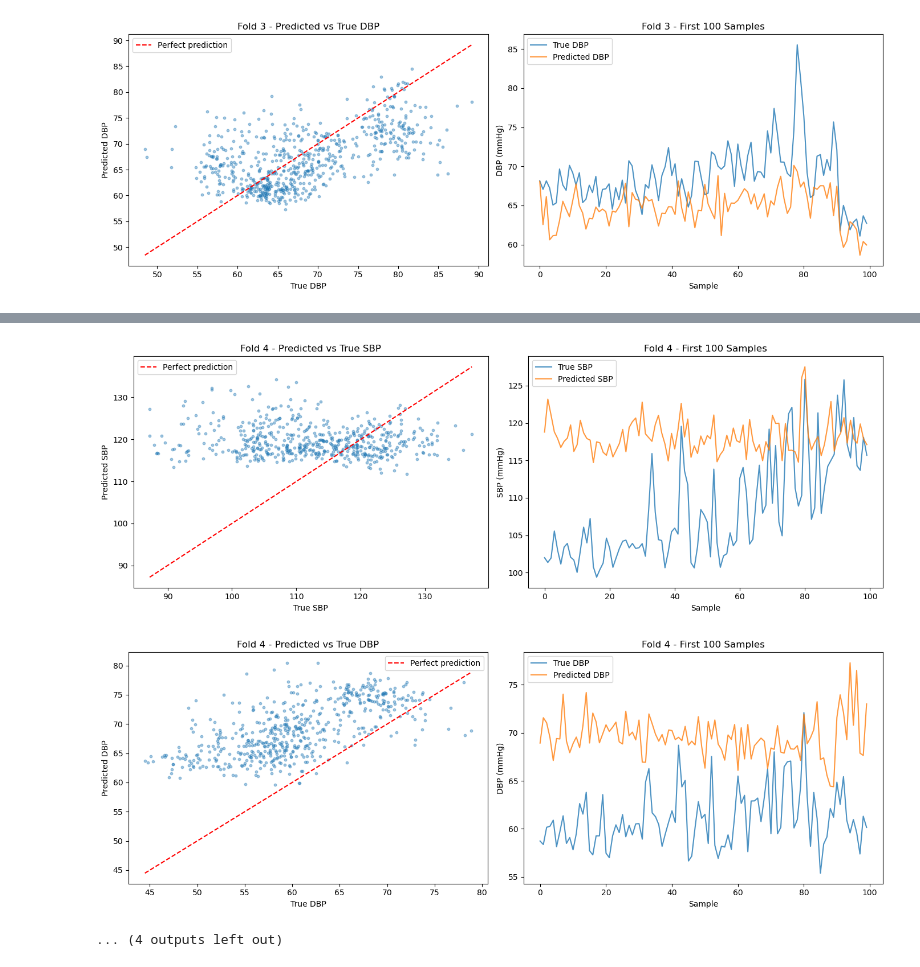
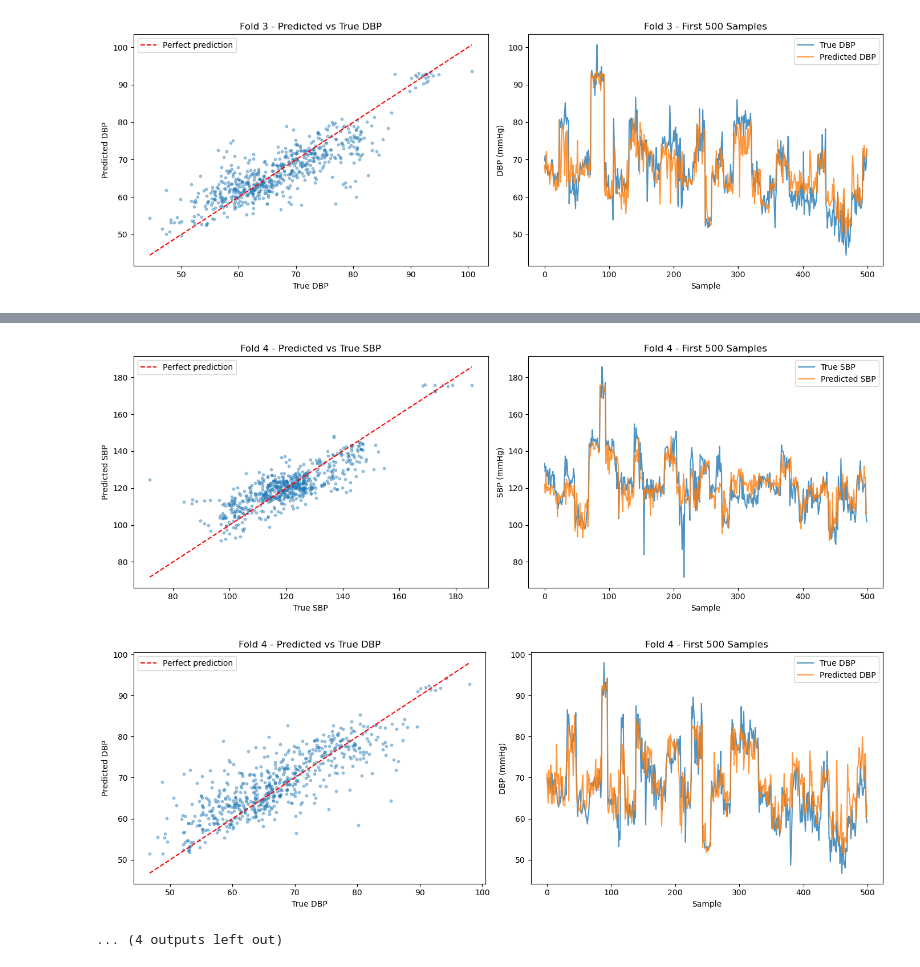
Before and after one commit to Mzlm51/BachelorThesis, a Jupyter notebook: prototypeSNN.ipynb, the cells around one changed output, grey strips where cells are left out. Saved outputs shown, nothing was run; the diff lists cells and outputs as text; code cells hidden in the pictures.

Commit message:
added stratified sampling to folds

```diff
--- a/prototypeSNN.ipynb
+++ b/prototypeSNN.ipynb
@@ -149,6 +188,25 @@ def get_closest_index(value, preferred_values):
 # %%
 def load_data(fold_num):
     return pd.read_csv(f"bcg_dataset/feat_fold_{fold_num}.csv")
+
+'''
+When using the predefined folds of the BCG dataset, the model kept on performing better for fold 3 and very bad for fold 1, so after
+analysing the folds, ...
+'''
+def make_stratified_folds(num_folds=5, q_bins=5, random_state=42):
+    all_data = pd.concat(
+        [load_data(i) for i in range(num_folds)]
+    ).reset_index(drop=True)
+    sbp_col = all_data.columns[2]
+    strat_bins = pd.qcut(all_data[sbp_col], q=q_bins, labels=False, duplicates='drop')
+    skf = StratifiedKFold(n_splits=num_folds, shuffle=True, random_state=random_state)
+    fold_indices = list(skf.split(all_data, strat_bins))
+    print("── Stratified BP Distribution Per Fold ──")
+    for i, (_, test_idx) in enumerate(fold_indices):
+        test_sbp = all_data.iloc[test_idx][sbp_col]
+        print(f"  Fold {i}: SBP mean={test_sbp.mean():.1f}  std={test_sbp.std():.1f}  "
+              f"range=[{test_sbp.min():.0f}, {test_sbp.max():.0f}]  n={len(test_idx)}")
+    return all_data, fold_indices
 # %%
 device = torch.device("cuda") if torch.cuda.is_available() else torch.device("cpu")
 most_important_features = ["TdiaToEnd","T_a_norm","S4_norm","TSystoDiaRise", "ppg_histogram_down_2","S4","ppg4_histogram_down_5","T_e_norm","ppg3_histogram_down_8","usdc_2"]
@@ -163,9 +221,8 @@ with open("results_RF_importances/rf_results.pkl", "rb") as f:
 top_features_SBP = [f for (f, _) in ranking["sbp_ranking_pearson"][:27]]
 top_features_DBP = [f for (f, _) in ranking["dbp_ranking_pearson"][:27]]
 
-
 batch_size = 32
-num_epochs = 5
+num_epochs = 20
 num_inputs = 27
 num_hidden = 128
 num_hidden2 = 64
@@ -177,7 +234,7 @@ useStratifiedSampling = False
 num_bins = 10
 max_per_bin = 300
 
-beta_val = 0.7
+beta_val = 0.95
 num_folds = 5
 eps = 1e-8
 
@@ -187,6 +244,8 @@ preferred_values_dbp = torch.linspace(45, 101, 100).to(device)
 results = {}
 # ENCODING_METHODS = ['spikegen', 'uniform', 'beta']
 ENCODING_METHODS = ['spikegen']
+
+all_data, fold_indices = make_stratified_folds(num_folds=num_folds)
 
 for encoding_method in ENCODING_METHODS:
     print(f"\n{'='*60}")
@@ -204,6 +263,7 @@ for encoding_method in ENCODING_METHODS:
     fold_maes_sbp = []  # To collect per-fold MAE
     fold_maes_dbp = []
 
+
     for fold in range(num_folds):
         print(f"\nFold {fold + 1}/{num_folds}")
 
@@ -212,16 +272,22 @@ for encoding_method in ENCODING_METHODS:
         all_predictions_dbp = []
         all_true_dbp = []
 
-        net_sbp = Net(num_inputs, num_hidden, num_hidden2, num_outputs, beta_val, encoding_method).to(device)
-        net_dbp = Net(num_inputs, num_hidden, num_hidden2, num_outputs, beta_val, encoding_method).to(device)
+        #net_sbp = Net(num_inputs, num_hidden, num_hidden2, num_outputs, beta_val, encoding_method).to(device)
+        #net_dbp = Net(num_inputs, num_hidden, num_hidden2, num_outputs, beta_val, encoding_method).to(device)
+        net_sbp = Net(num_inputs, num_hidden, num_hidden2, num_outputs, beta_val, num_steps=100).to(device)
+        net_dbp = Net(num_inputs, num_hidden, num_hidden2, num_outputs, beta_val, num_steps=100).to(device)
 
         params_before = {name: param.clone().detach() for name, param in net_sbp.named_parameters()}
 
         optimizer_sbp = optim.Adam(net_sbp.parameters(), lr=5e-4)
         optimizer_dbp = optim.Adam(net_dbp.parameters(), lr=5e-4)
 
-        test_data  = load_data(fold)
-        train_data = pd.concat([load_data(i) for i in range(num_folds) if i != fold])
+        #test_data  = load_data(fold)
+        #train_data = pd.concat([load_data(i) for i in range(num_folds) if i != fold])
+
+        train_idx, test_idx = fold_indices[fold]
+        train_data = all_data.iloc[train_idx].reset_index(drop=True)
+        test_data  = all_data.iloc[test_idx].reset_index(drop=True)
 
         if useStratifiedSampling == True:
             # Stratified sampling (bin by SBP)
@@ -402,8 +468,8 @@ for encoding_method in ENCODING_METHODS:
         cv_mae_dbp += total_mae_dbp
         cv_total_samples += total_samples
         print(f"Generalization Error SBP = {total_mae_sbp / total_samples:.4f}, Generalization Error DBP = {total_mae_dbp / total_samples:.4f}")
-        plot_predictions(np.array(true_sbp_list), np.array(pred_sbp_list), "SBP", fold)
-        plot_predictions(np.array(true_dbp_list), np.array(pred_dbp_list), "DBP", fold)
+        plot_predictions(np.array(true_sbp_list), np.array(pred_sbp_list), "SBP", fold, 500)
+        plot_predictions(np.array(true_dbp_list), np.array(pred_dbp_list), "DBP", fold, 500)
 
     results[encoding_method] = (cv_mae_sbp, cv_mae_dbp)
 
@@ -442,2 +534,2 @@ Generalization Error SBP = 8.9887, Generalization Error DBP = 5.3081
-[figure, old version]
+[figure, new version]
 Fold 4/5
@@ -450,3 +552,3 @@ Generalization Error SBP = 10.3538, Generalization Error DBP = 8.8605
-[figure, old version]
+[figure, new version]
-[figure, old version]
+[figure, new version]
 ... (4 outputs left out)
```
Also changed, not shown: parts of 5 cells of this notebook, 3 other files.
